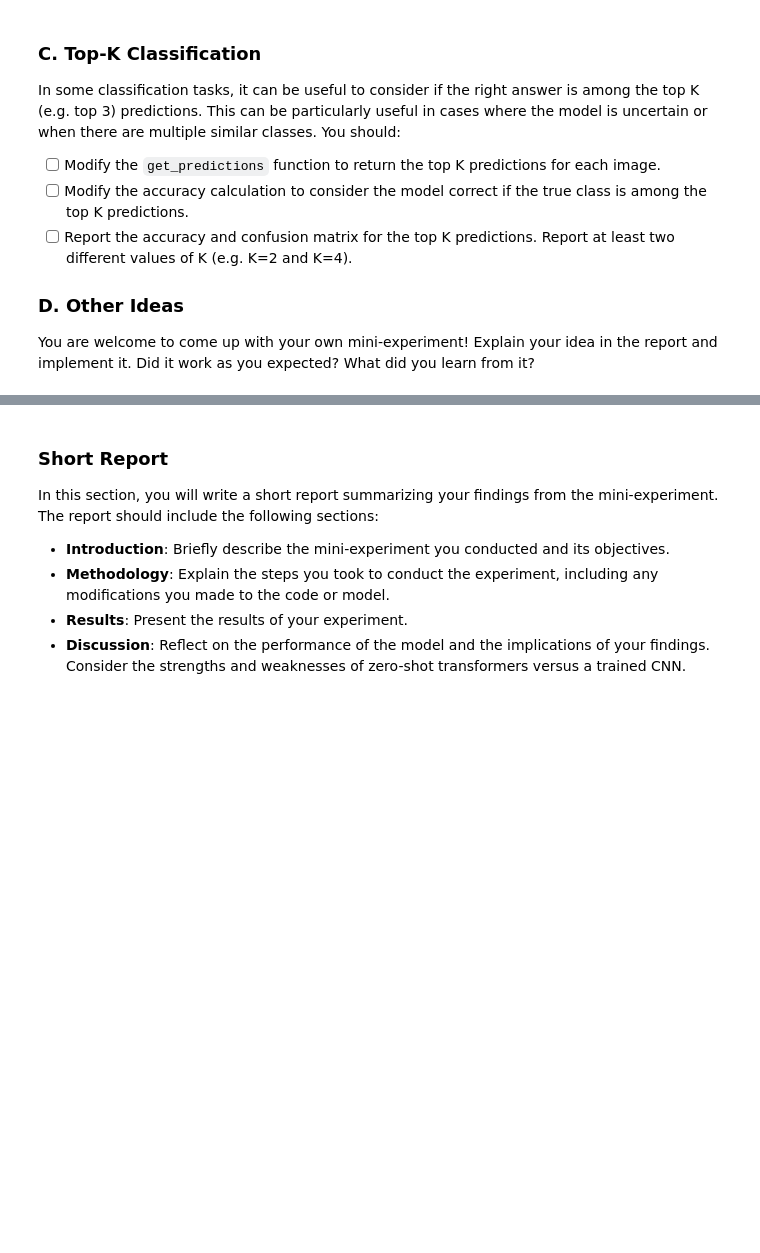
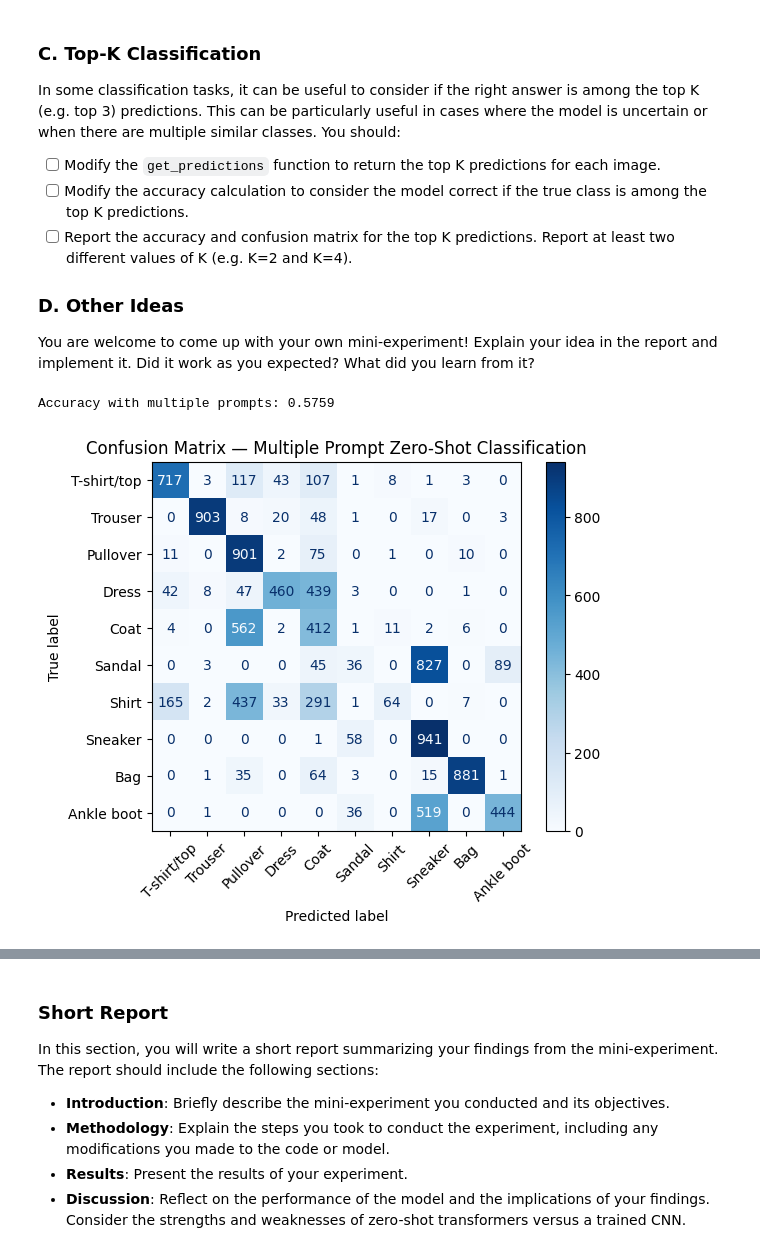
Before and after one commit to Jesse1919-hub/deep_learning, a Jupyter notebook: 02_activities/assignments/assignment_2.ipynb, the cells around one changed output, grey strips where cells are left out. Saved outputs shown, nothing was run; the diff lists cells and outputs as text; code cells hidden in the pictures; blank space fills up the shorter version.

```diff
--- a/02_activities/assignments/assignment_2.ipynb
+++ b/02_activities/assignments/assignment_2.ipynb
@@ -163,7 +201,7 @@ def get_text_embeddings(class_names: list[str]) -> torch.Tensor:
                                return_tensors="pt").to(device)
 
     with torch.no_grad():
-        text_embeddings = clip_model.get_text_features(**tokenized)
+        text_embeddings = clip_model.get_text_features(**tokenized).pooler_output
 
     text_feats = text_embeddings / text_embeddings.norm(dim=-1, keepdim=True)
 
@@ -177,7 +215,7 @@ def get_image_embeddings(images: torch.Tensor) -> torch.Tensor:
         torch.Tensor: Normalized image embeddings for the images.
     """
     with torch.no_grad():
-        image_embeddings = clip_model.get_image_features(pixel_values=images)
+        image_embeddings = clip_model.get_image_features(pixel_values=images).pooler_output
 
     image_feats = image_embeddings / image_embeddings.norm(dim=-1, keepdim=True)
 
@@ -339,0 +588,44 @@ You are welcome to come up with your own mini-experiment! Explain your idea in t
+# %%
+# ------------------------------------------------------------
+# Zero-shot classification with multiple prompts
+# ------------------------------------------------------------
+correct = 0
+total = 0
+
+true_labels = []
+pred_labels = []
+
+for pixel_values, labels in test_loader:
+    img_emb = get_image_embeddings(pixel_values)
+    img_emb = img_emb / img_emb.norm(dim=-1, keepdim=True)
+
+    # similarity: (batch, D) @ (num_prompts, D).T
+    sims = img_emb @ text_emb.T
+    best_prompt_idx = sims.argmax(dim=1).cpu().numpy()
+
+    for i, prompt_idx in enumerate(best_prompt_idx):
+        predicted_class = prompt_to_class[prompt_idx]
+        true_class = CLASS_NAMES[labels[i].item()]
+
+        true_labels.append(true_class)
+        pred_labels.append(predicted_class)
+
+        if predicted_class == true_class:
+            correct += 1
+
+        total += 1
+
+accuracy = correct / total
+print(f"Accuracy with multiple prompts: {accuracy:.4f}")
+# %% [output]
+Accuracy with multiple prompts: 0.5759
+# %%
+from sklearn.metrics import confusion_matrix, ConfusionMatrixDisplay
+
+cm = confusion_matrix(true_labels, pred_labels, labels=CLASS_NAMES)
+disp = ConfusionMatrixDisplay(confusion_matrix=cm, display_labels=CLASS_NAMES)
+disp.plot(xticks_rotation=45, cmap="Blues")
+plt.title("Confusion Matrix — Multiple Prompt Zero-Shot Classification")
+plt.show()
+# %% [output]
+[figure, added]
```
Also changed, not shown: parts of 15 cells of this notebook.
